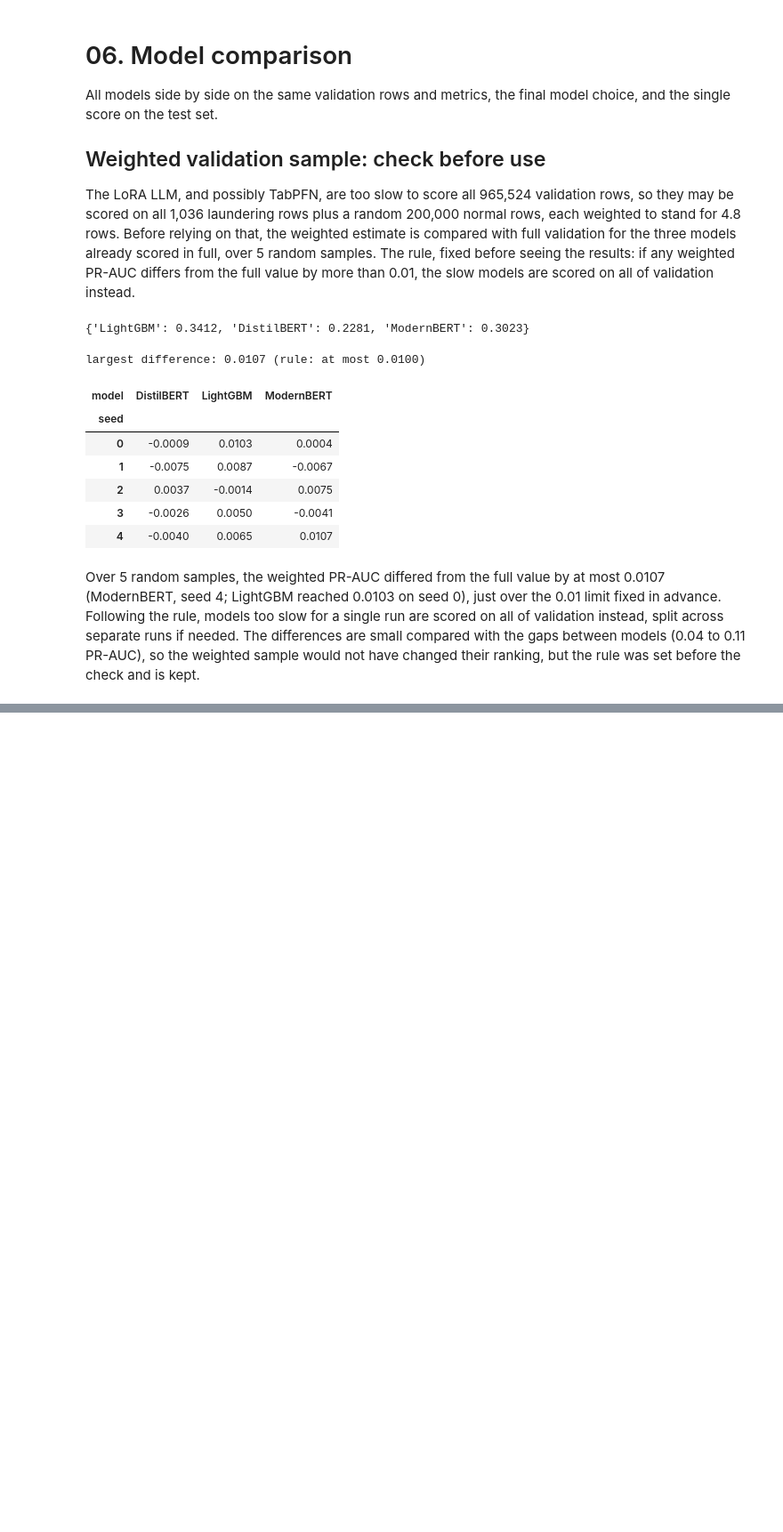
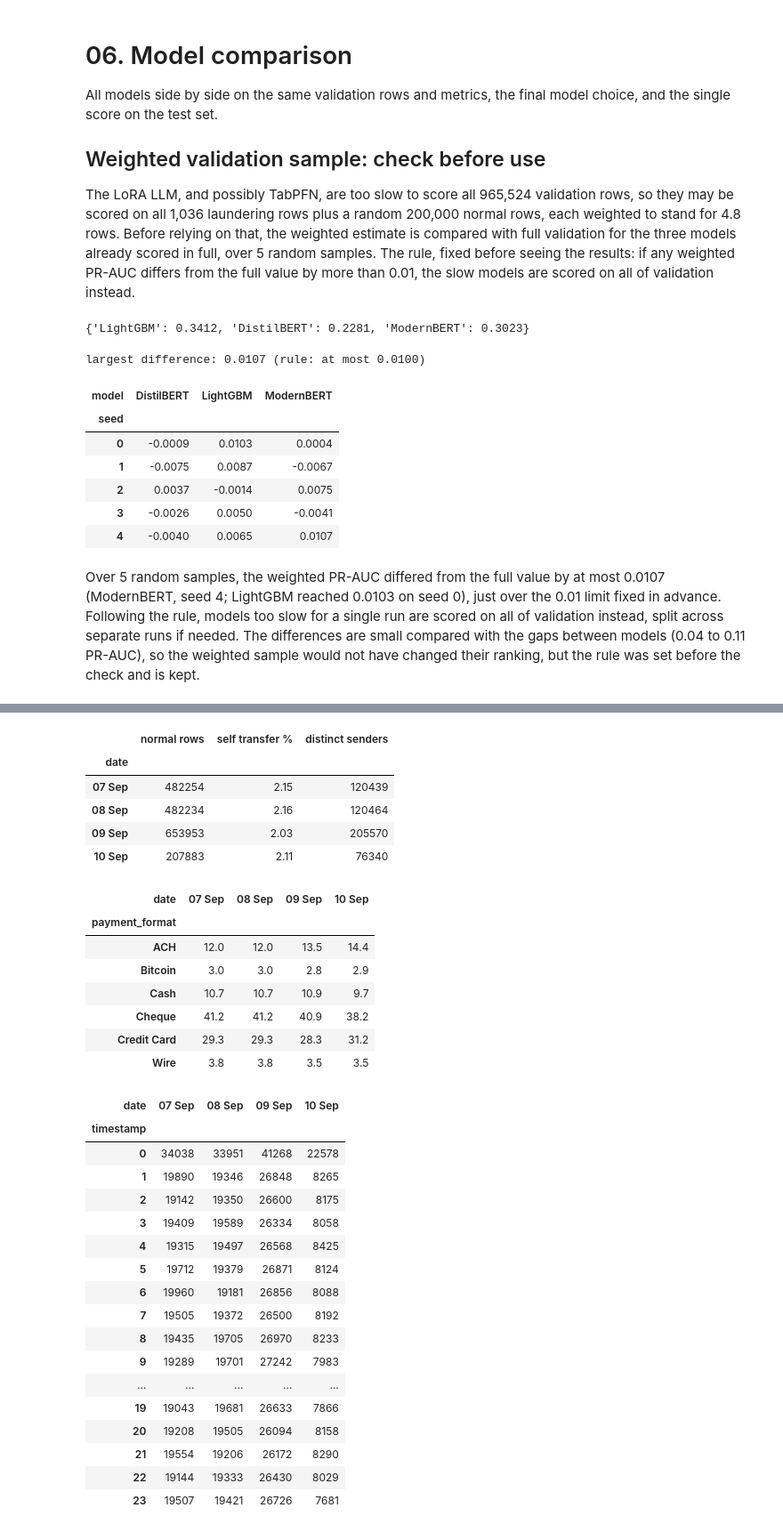
Before and after one commit to sap6011/bank-guard, a Jupyter notebook: notebooks/model_comparison.ipynb, the cells around one changed output, grey strips where cells are left out. Shown at 89% size. Cells and saved outputs as stored; diff of their text form; code cells hidden in the pictures; blank space fills up the shorter version.

```diff
--- a/notebooks/model_comparison.ipynb
+++ b/notebooks/model_comparison.ipynb
@@ -122,0 +297,46 @@ At a 1% false positive rate, TabPFN leads on both groups that can be detected: p
+# %%
+normal = pd.concat([val, test])
+normal = normal[normal["is_laundering"] == 0]
+day = normal["date"].dt.strftime("%d %b")
+
+summary = pd.DataFrame({
+    "normal rows": day.value_counts().sort_index(),
+    "self transfer %": normal.groupby(day)["self_transfer"].mean() * 100,
+    "distinct senders": normal.groupby(day)["from_account"].nunique(),
+})
+display(summary.round(2))
+display((pd.crosstab(normal["payment_format"], day, normalize="columns") * 100).round(1))
+pd.crosstab(normal["timestamp"].dt.hour, day)
+# %% [output]
+|  | normal rows | self transfer % | distinct senders |
+| date |  |  |  |
+| 07 Sep | 482254 | 2.15 | 120439 |
+| 08 Sep | 482234 | 2.16 | 120464 |
+| 09 Sep | 653953 | 2.03 | 205570 |
+| 10 Sep | 207883 | 2.11 | 76340 |
+| date | 07 Sep | 08 Sep | 09 Sep | 10 Sep |
+| payment_format |  |  |  |  |
+| ACH | 12.0 | 12.0 | 13.5 | 14.4 |
+| Bitcoin | 3.0 | 3.0 | 2.8 | 2.9 |
+| Cash | 10.7 | 10.7 | 10.9 | 9.7 |
+| Cheque | 41.2 | 41.2 | 40.9 | 38.2 |
+| Credit Card | 29.3 | 29.3 | 28.3 | 31.2 |
+| Wire | 3.8 | 3.8 | 3.5 | 3.5 |
+| date | 07 Sep | 08 Sep | 09 Sep | 10 Sep |
+| timestamp |  |  |  |  |
+| 0 | 34038 | 33951 | 41268 | 22578 |
+| 1 | 19890 | 19346 | 26848 | 8265 |
+| 2 | 19142 | 19350 | 26600 | 8175 |
+| 3 | 19409 | 19589 | 26334 | 8058 |
+| 4 | 19315 | 19497 | 26568 | 8425 |
+| 5 | 19712 | 19379 | 26871 | 8124 |
+| 6 | 19960 | 19181 | 26856 | 8088 |
+| 7 | 19505 | 19372 | 26500 | 8192 |
+| 8 | 19435 | 19705 | 26970 | 8233 |
+| 9 | 19289 | 19701 | 27242 | 7983 |
+| ... | ... | ... | ... | ... |
+| 19 | 19043 | 19681 | 26633 | 7866 |
+| 20 | 19208 | 19505 | 26094 | 8158 |
+| 21 | 19554 | 19206 | 26172 | 8290 |
+| 22 | 19144 | 19333 | 26430 | 8029 |
+| 23 | 19507 | 19421 | 26726 | 7681 |
```
Also changed, not shown: parts of 15 cells of this notebook, 3 other files.
